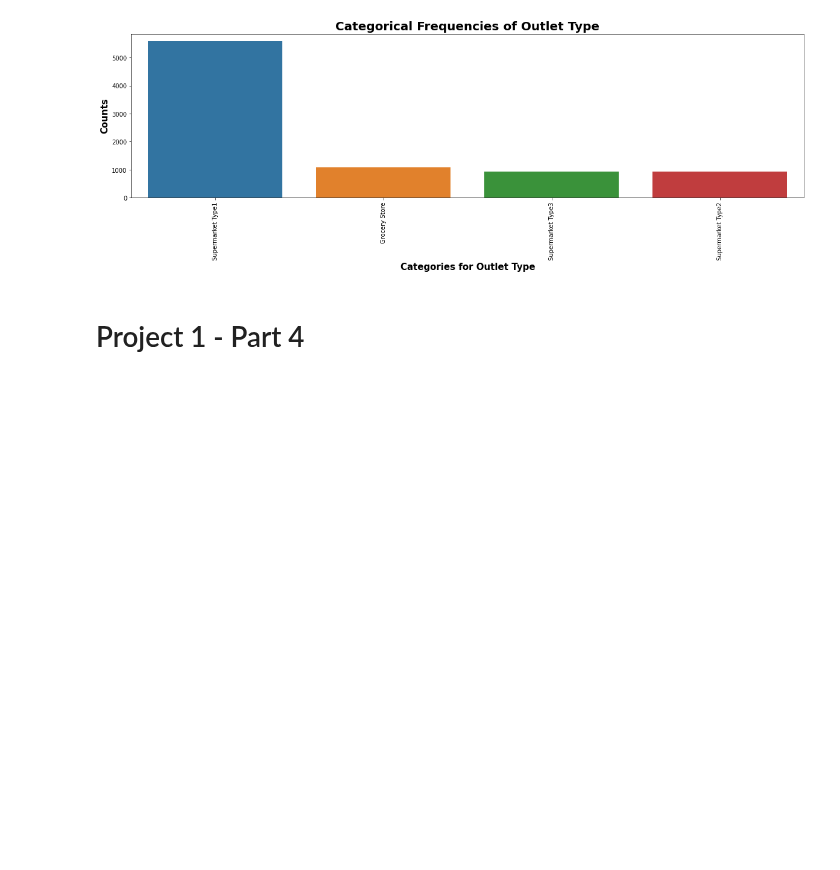
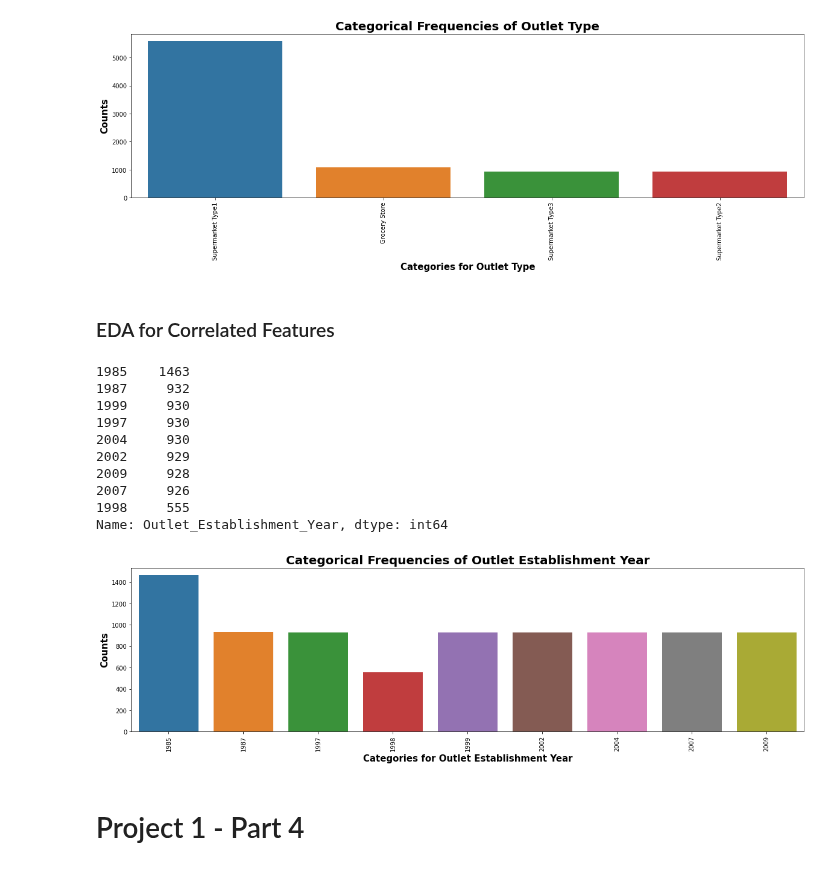
Before and after one commit to pylabview/sales-predicctions, a Jupyter notebook: DS_Sales_Predicctions.ipynb, the cells around one changed output. Saved outputs shown, nothing was run; the diff lists cells and outputs as text; code cells hidden in the pictures; blank space fills up the shorter version.

```diff
--- a/DS_Sales_Predicctions.ipynb
+++ b/DS_Sales_Predicctions.ipynb
@@ -274,6 +274,11 @@ We will go Column-by-Column with the EDA using a function (plus markdown interpr
 # %%
 # Checking info again
 df.info()
+
+# COnverting back Outlet_Establishment_Year form datetime to int64
+df = df.astype({'Outlet_Establishment_Year': 'int'})
+
+df.info()
 # %% [output]
 <class 'pandas.core.frame.DataFrame'>
 Index: 8523 entries, FDA15 to DRG01
@@ -492,6 +503,23 @@ Supermarket Type3     935
 Supermarket Type2     928
 Name: Outlet_Type, dtype: int64
 [figure]
+# %% [markdown]
+### EDA for Correlated Features
+# %%
+fig, ax = plot_bar(df, 'Outlet_Establishment_Year', 'Outlet Establishment Year')
+print(df['Outlet_Establishment_Year'].value_counts())
+# %% [output]
+1985    1463
+1987     932
+1999     930
+1997     930
+2004     930
+2002     929
+2009     928
+2007     926
+1998     555
+Name: Outlet_Establishment_Year, dtype: int64
+[figure, added]
 # %% [markdown]
 # Project 1 - Part 4
 # %% [markdown]
```
Also changed, not shown: parts of 8 cells of this notebook.
